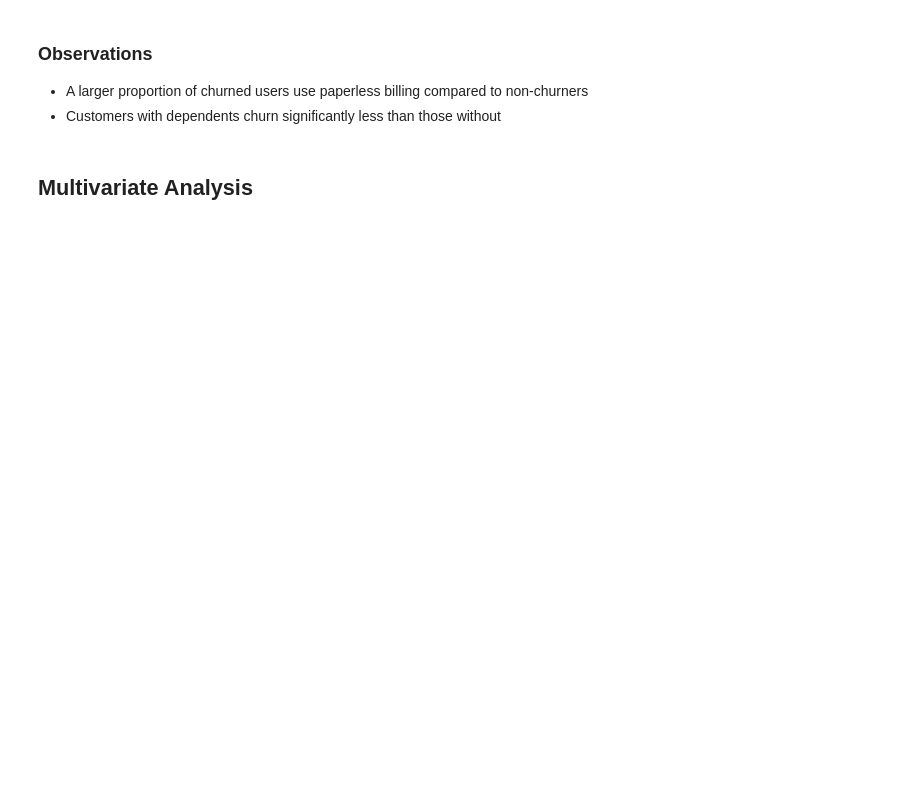
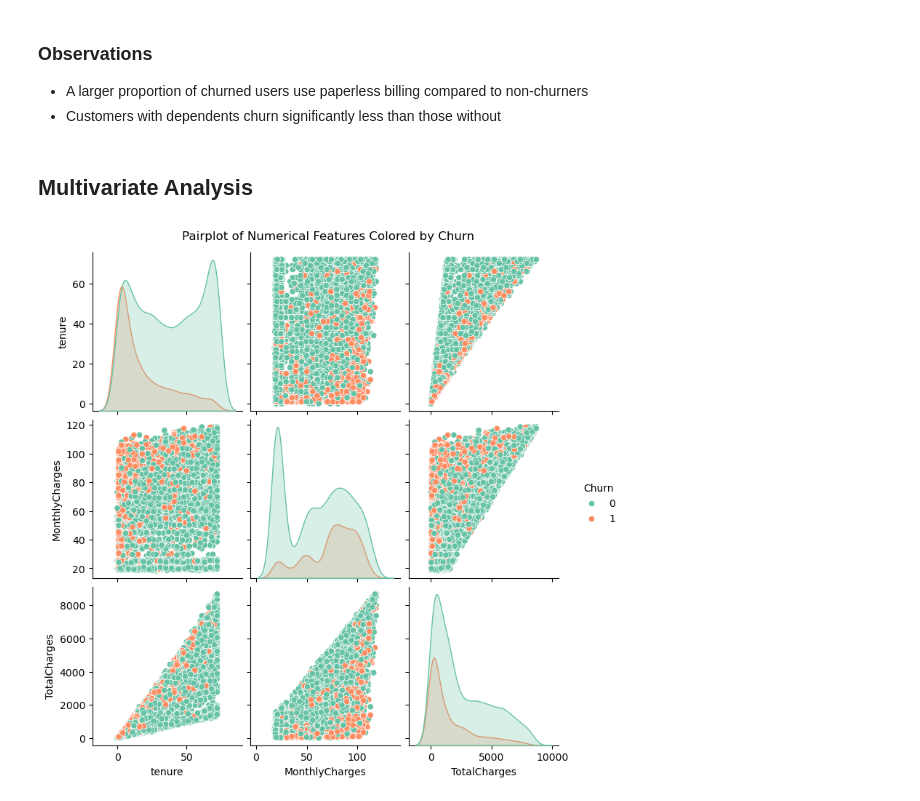
Before and after one commit to mewpunyapat/customer-churn-prediction, a Jupyter notebook: notebooks/eda.ipynb, the cells around one changed output. Saved outputs shown, nothing was run; the diff lists cells and outputs as text; code cells hidden in the pictures; blank space fills up the shorter version.

```diff
--- a/notebooks/eda.ipynb
+++ b/notebooks/eda.ipynb
@@ -207,3 +222,10 @@ countplot_with_churn(data, column='Dependents')
 - Customers with dependents churn significantly less than those without
 # %% [markdown]
 ## Multivariate Analysis
+# %%
+numerical_cols = ['tenure', 'MonthlyCharges', 'TotalCharges']
+sns.pairplot(data, vars=numerical_cols, hue='Churn', palette='Set2')
+plt.suptitle("Pairplot of Numerical Features Colored by Churn", y=1.02)
+plt.show()
+# %% [output]
+[figure, added]
```
Also changed, not shown: parts of 29 cells of this notebook, 3 other files.
